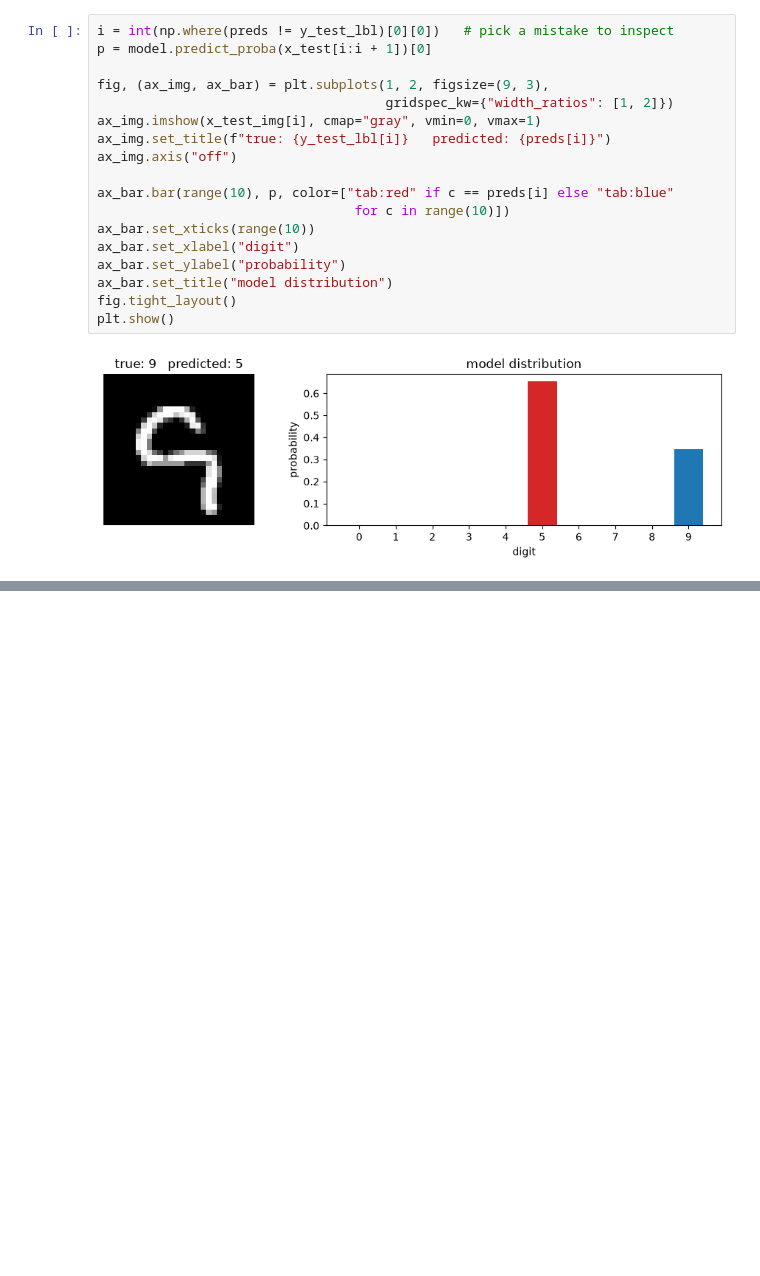
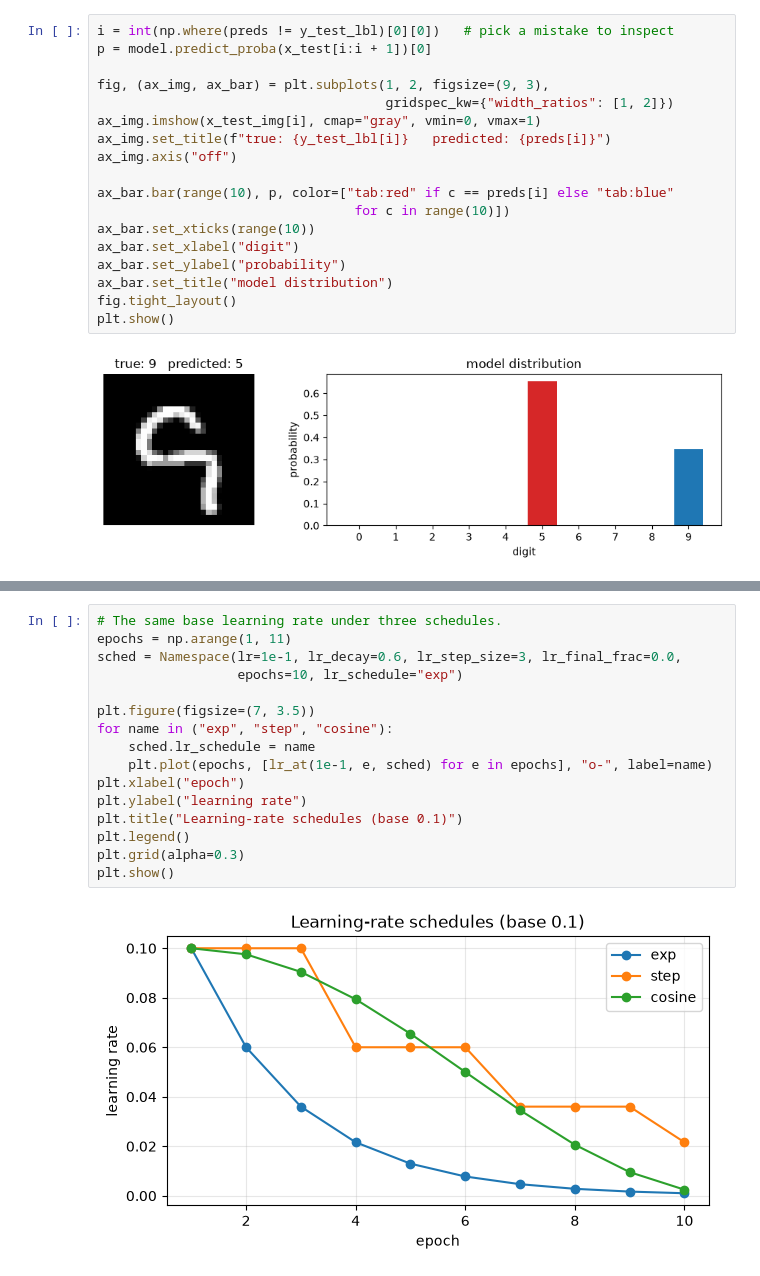
Before and after one commit to Mainak-2006/MNIST-Neural-Network, a Jupyter notebook: notebooks/mnist_from_scratch.ipynb, the cells around one changed output, grey strips where cells are left out. Drawn from its saved outputs; the diff is of its cells as text; blank space fills up the shorter version.

```diff
--- a/notebooks/mnist_from_scratch.ipynb
+++ b/notebooks/mnist_from_scratch.ipynb
@@ -344,0 +405,18 @@ Ideas to extend the model (see the README for more):
+# %%
+# The same base learning rate under three schedules.
+epochs = np.arange(1, 11)
+sched = Namespace(lr=1e-1, lr_decay=0.6, lr_step_size=3, lr_final_frac=0.0,
+                  epochs=10, lr_schedule="exp")
+
+plt.figure(figsize=(7, 3.5))
+for name in ("exp", "step", "cosine"):
+    sched.lr_schedule = name
+    plt.plot(epochs, [lr_at(1e-1, e, sched) for e in epochs], "o-", label=name)
+plt.xlabel("epoch")
+plt.ylabel("learning rate")
+plt.title("Learning-rate schedules (base 0.1)")
+plt.legend()
+plt.grid(alpha=0.3)
+plt.show()
+# %% [output]
+[figure, added]
```
Also changed, not shown: parts of 17 cells of this notebook, 9 other files.
